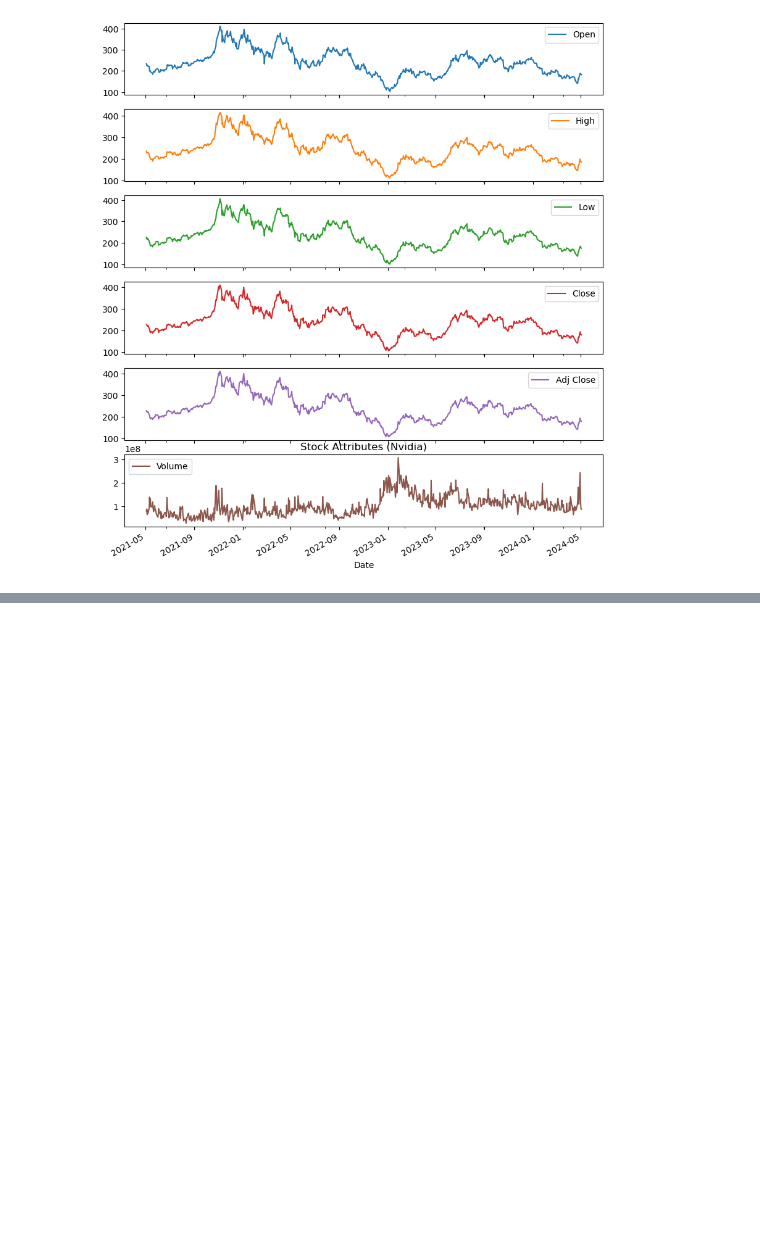
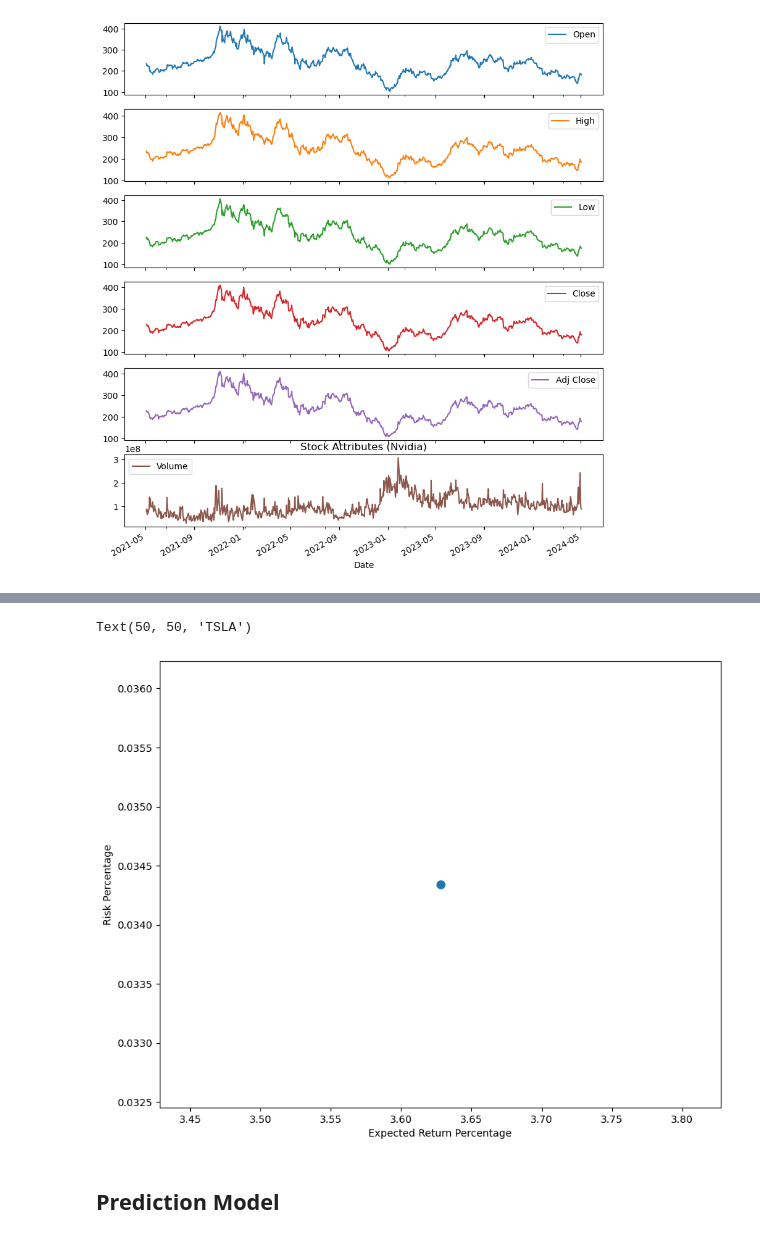
Before and after one commit to Kestrel86/Stock_Analysis, a Jupyter notebook: tesla_analysis.ipynb, the cells around one changed output, grey strips where cells are left out. Drawn from its saved outputs; the diff is of its cells as text; code cells hidden in the pictures; blank space fills up the shorter version.

```diff
--- a/tesla_analysis.ipynb
+++ b/tesla_analysis.ipynb
@@ -104,0 +140,22 @@ fig.show()
+# %%
+rets = tech_rets.dropna()
+
+area = np.pi * 20
+
+return_lvl = rets.mean()
+return_lvl = return_lvl * 100
+
+risk = rets.std()
+risk = risk * 100
+
+plt.figure(figsize=(10,8))
+plt.scatter(risk, return_lvl, s=area)
+plt.xlabel('Expected Return Percentage')
+plt.ylabel('Risk Percentage')
+
+plt.annotate(stock, xy=(rets.mean(), rets.std()), xytext=(50,50), textcoords='offset points', ha='right', va='bottom', arrowprops=dict(arrowstyle='-', color='blue'))
+# %% [output]
+Text(50, 50, 'TSLA')
+[figure, added]
+# %% [markdown]
+## Prediction Model
```
Also changed, not shown: parts of 22 cells of this notebook, 4 other files.
